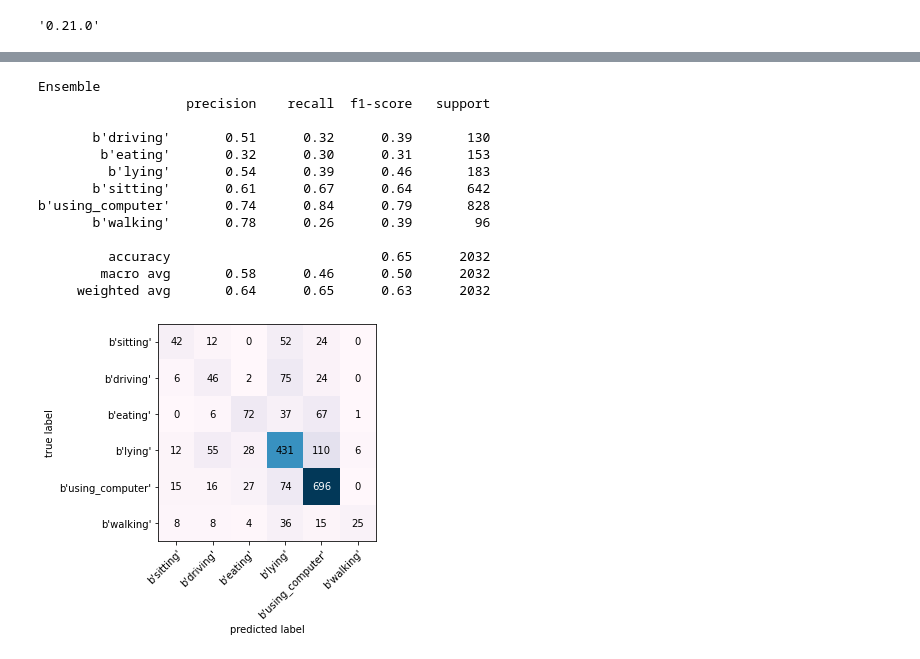
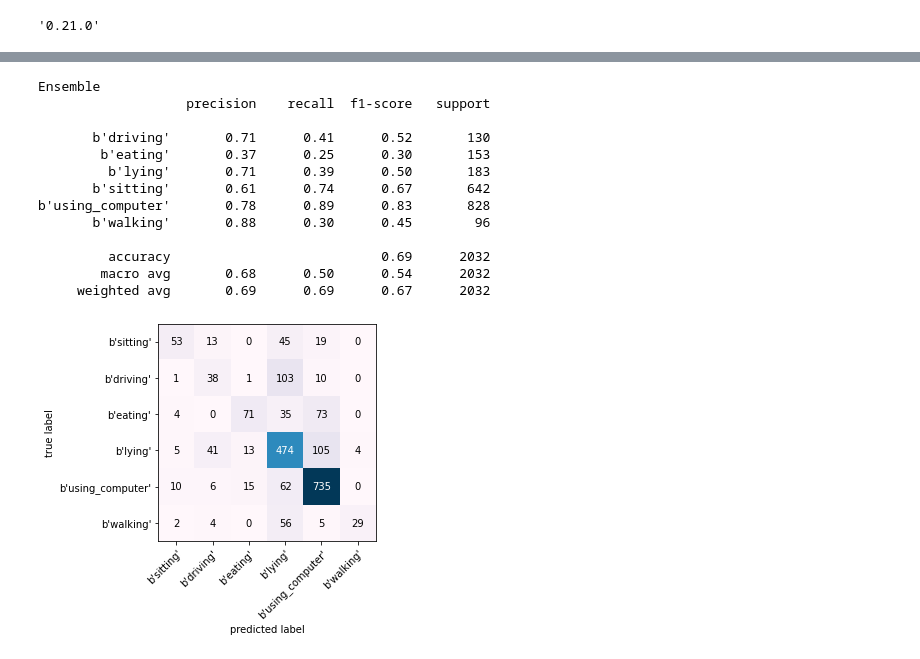
Before and after one commit to hsule/IoTwatch, a Jupyter notebook: data/code/ensemble(with confusion matrix).ipynb, the cells around one changed output, grey strips where cells are left out. Saved outputs shown, nothing was run; the diff lists cells and outputs as text; code cells hidden in the pictures.

```diff
--- a/data/code/ensemble(with confusion matrix).ipynb
+++ b/data/code/ensemble(with confusion matrix).ipynb
@@ -44,8 +42,9 @@ adb = AdaBoostClassifier(base_estimator = RandomForestClassifier(), n_estimators
 gb = GradientBoostingClassifier()
 lr = LogisticRegression()
 xgb = XGBClassifier(n_estimators=200)
+hgb=HistGradientBoostingClassifier(max_iter=100)
 # %%
-sclf = StackingClassifier(classifiers=[dt,rf,adb,gb,xgb],
+sclf = StackingClassifier(classifiers=[dt,rf,adb,hgb,xgb],
                           use_probas=True,
                           average_probas=False,
                           meta_classifier=lr)
@@ -62,31 +61,31 @@ for names in y:
 # %%
 print("Ensemble")
 print(classification_report(y, fin_pred))
 
 cm = confusion_matrix(y_target=y,
             y_predicted=fin_pred,
             binary=False)
 fig,ax=plot_confusion_matrix(conf_mat=cm
               ,show_absolute=True
               ,show_normed=False
               ,colorbar=False
               ,class_names=feature_names
-              ,cmap='PuBu'
-              ,fontcolor_threshold=0.8
+              #,cmap='PuBu'
+              ,fontcolor_threshold=0.6
               )
 plt.show()
 # %% [output]
 Ensemble
                    precision    recall  f1-score   support
 
-       b'driving'       0.51      0.32      0.39       130
-        b'eating'       0.32      0.30      0.31       153
-         b'lying'       0.54      0.39      0.46       183
-       b'sitting'       0.61      0.67      0.64       642
-b'using_computer'       0.74      0.84      0.79       828
-       b'walking'       0.78      0.26      0.39        96
+       b'driving'       0.71      0.41      0.52       130
+        b'eating'       0.37      0.25      0.30       153
+         b'lying'       0.71      0.39      0.50       183
+       b'sitting'       0.61      0.74      0.67       642
+b'using_computer'       0.78      0.89      0.83       828
+       b'walking'       0.88      0.30      0.45        96
 
-         accuracy                           0.65      2032
-        macro avg       0.58      0.46      0.50      2032
-     weighted avg       0.64      0.65      0.63      2032
+         accuracy                           0.69      2032
+        macro avg       0.68      0.50      0.54      2032
+     weighted avg       0.69      0.69      0.67      2032
-[figure, old version]
+[figure, new version]
```
Also changed, not shown: parts of 5 cells of this notebook, 11 other files.
